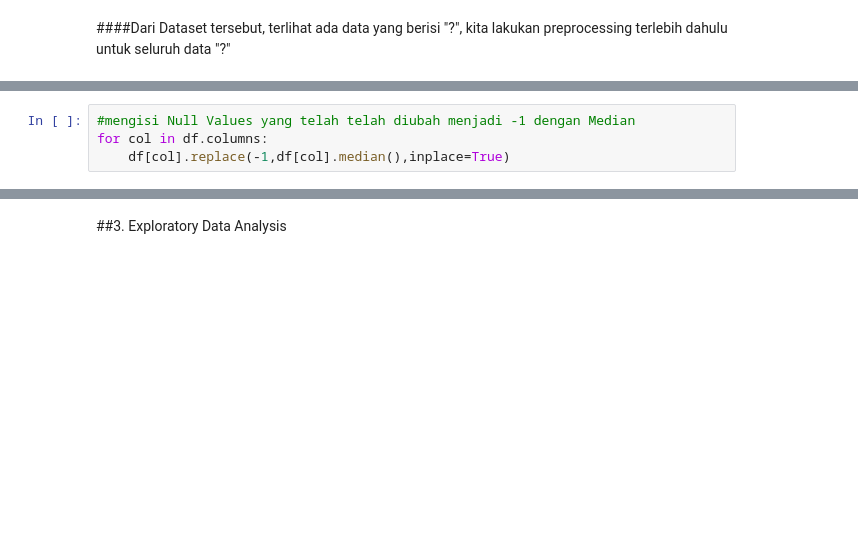
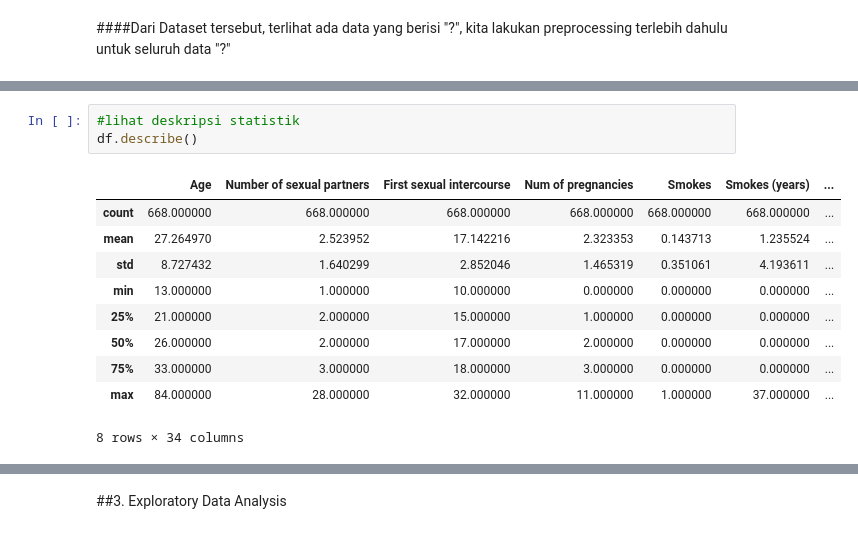
Before and after one commit to azizfath/bddm3, a Jupyter notebook: 20_11_3694_UAS.ipynb, the cells around one changed output, grey strips where cells are left out. Saved outputs shown, nothing was run; the diff lists cells and outputs as text; blank space fills up the shorter version.

```diff
--- a/20_11_3694_UAS.ipynb
+++ b/20_11_3694_UAS.ipynb
@@ -80,4 +81,0 @@ for col in df.columns:
-# %%
-#mengisi Null Values yang telah telah diubah menjadi -1 dengan Median
-for col in df.columns:
-    df[col].replace(-1,df[col].median(),inplace=True)
@@ -136,0 +178,14 @@ Kita biarkan terlebih dahulu data yang berupa object karena belum tentu akan dig
+# %%
+#lihat deskripsi statistik
+df.describe()
+# %% [output]
+|  | Age | Number of sexual partners | First sexual intercourse | Num of pregnancies | Smokes | Smokes (years) | ... |
+| count | 668.000000 | 668.000000 | 668.000000 | 668.000000 | 668.000000 | 668.000000 | ... |
+| mean | 27.264970 | 2.523952 | 17.142216 | 2.323353 | 0.143713 | 1.235524 | ... |
+| std | 8.727432 | 1.640299 | 2.852046 | 1.465319 | 0.351061 | 4.193611 | ... |
+| min | 13.000000 | 1.000000 | 10.000000 | 0.000000 | 0.000000 | 0.000000 | ... |
+| 25% | 21.000000 | 2.000000 | 15.000000 | 1.000000 | 0.000000 | 0.000000 | ... |
+| 50% | 26.000000 | 2.000000 | 17.000000 | 2.000000 | 0.000000 | 0.000000 | ... |
+| 75% | 33.000000 | 3.000000 | 18.000000 | 3.000000 | 0.000000 | 0.000000 | ... |
+| max | 84.000000 | 28.000000 | 32.000000 | 11.000000 | 1.000000 | 37.000000 | ... |
+8 rows × 34 columns
```
Also changed, not shown: parts of 40 cells of this notebook.
